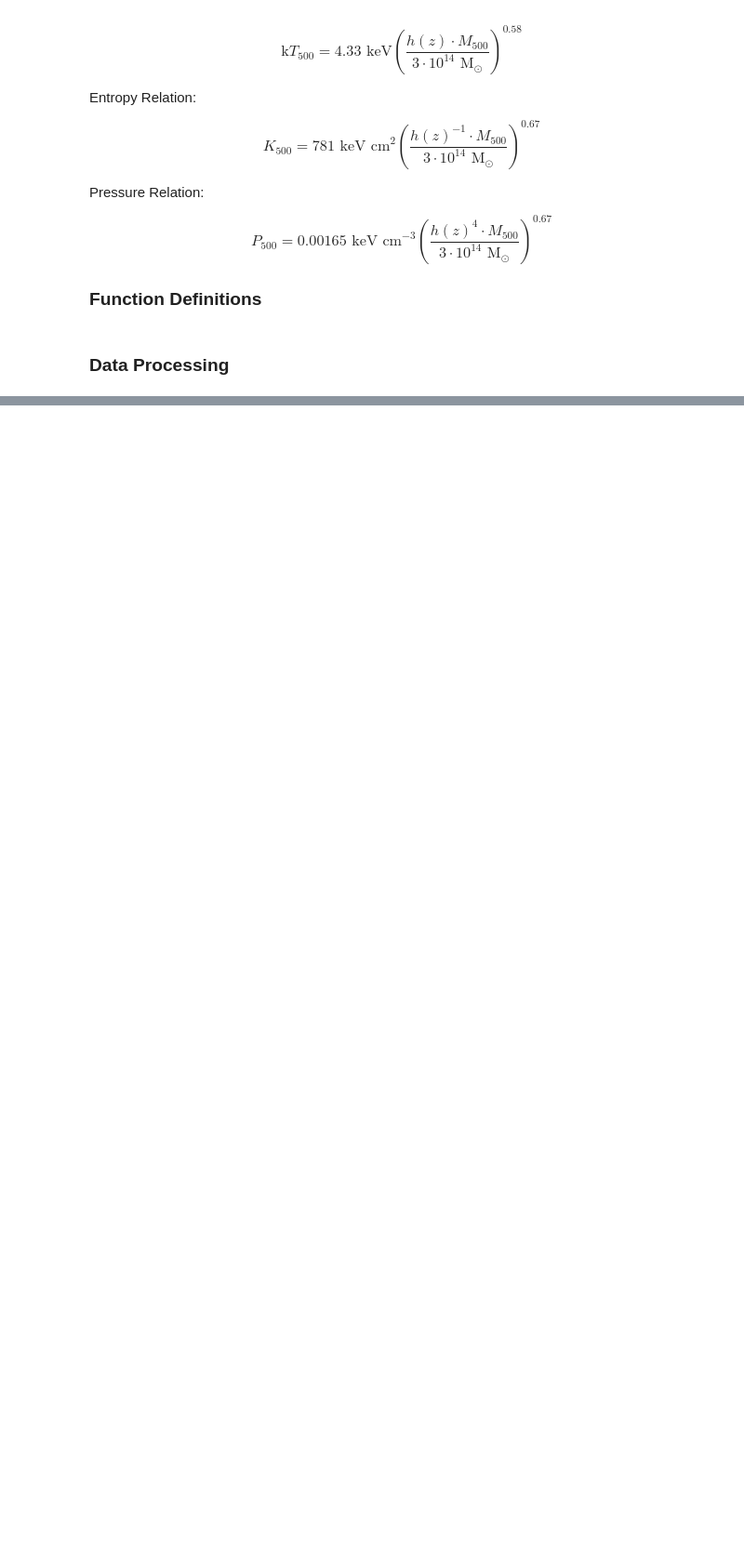
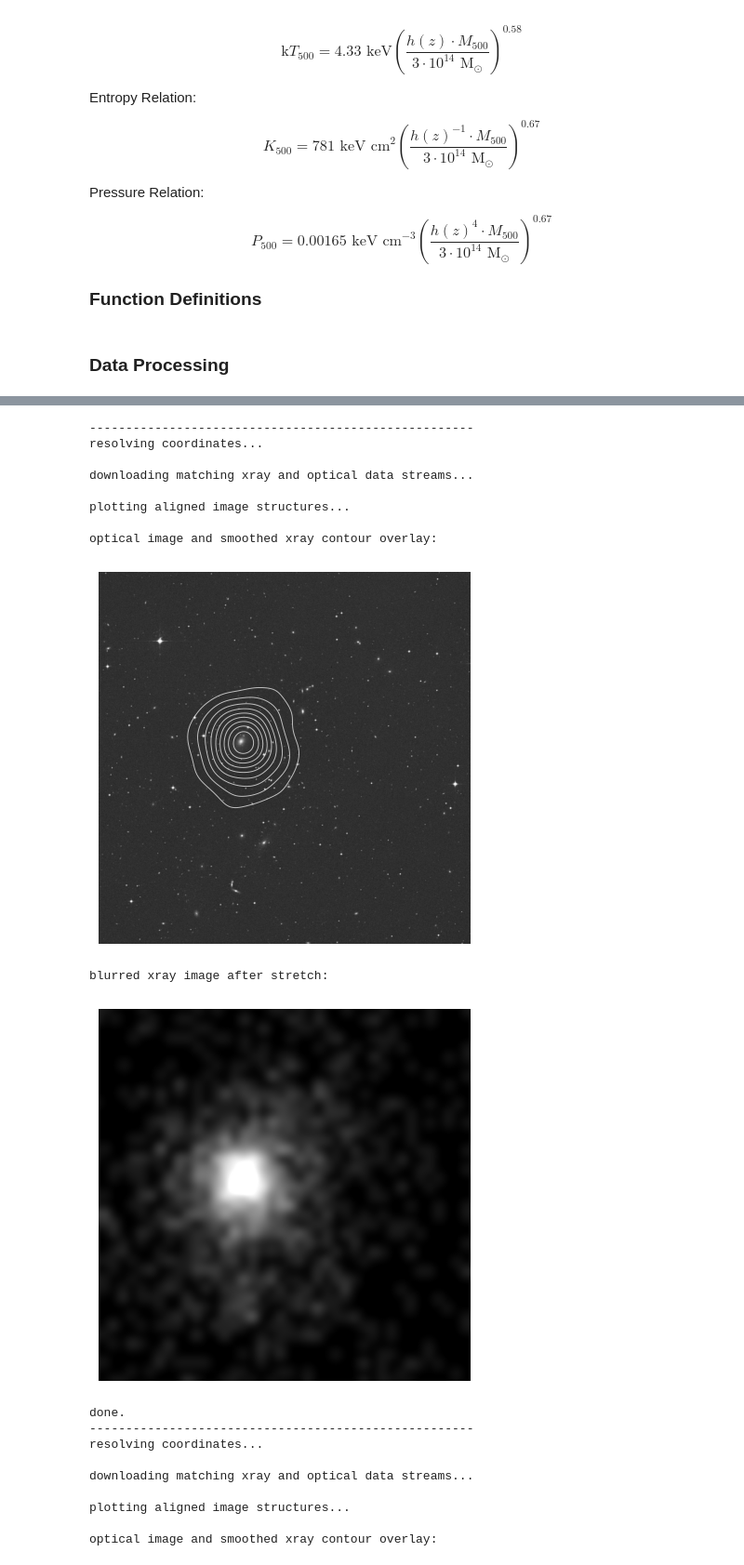
Before and after one commit to fritzali/notes, a Jupyter notebook: MASS/Spectroscopy/query.ipynb, the cells around one changed output, grey strips where cells are left out. Shown at 93% size. Saved outputs shown, nothing was run; the diff lists cells and outputs as text; code cells hidden in the pictures; blank space fills up the shorter version.

```diff
--- a/MASS/Spectroscopy/query.ipynb
+++ b/MASS/Spectroscopy/query.ipynb
@@ -437,0 +569,26 @@ finished.
+# %%
+print('-----------------------------------------------------')
+for target in clusters:
+    visualize(target)
+    print('-----------------------------------------------------')
+# %% [output]
+-----------------------------------------------------
+resolving coordinates...
+
+downloading matching xray and optical data streams...
+
+plotting aligned image structures...
+
+optical image and smoothed xray contour overlay:
+[figure, added]
+blurred xray image after stretch:
+[figure, added]
+done.
+-----------------------------------------------------
+resolving coordinates...
+
+downloading matching xray and optical data streams...
+
+plotting aligned image structures...
+
+optical image and smoothed xray contour overlay:
```
Also changed, not shown: parts of 6 cells of this notebook, 12 other files.
